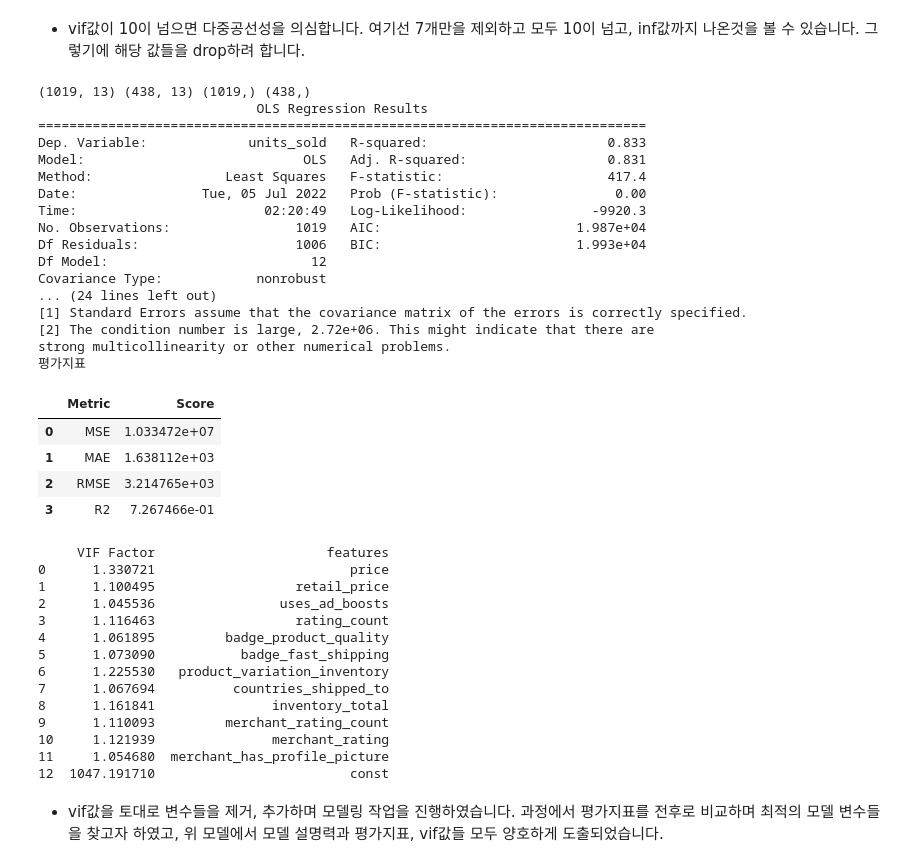
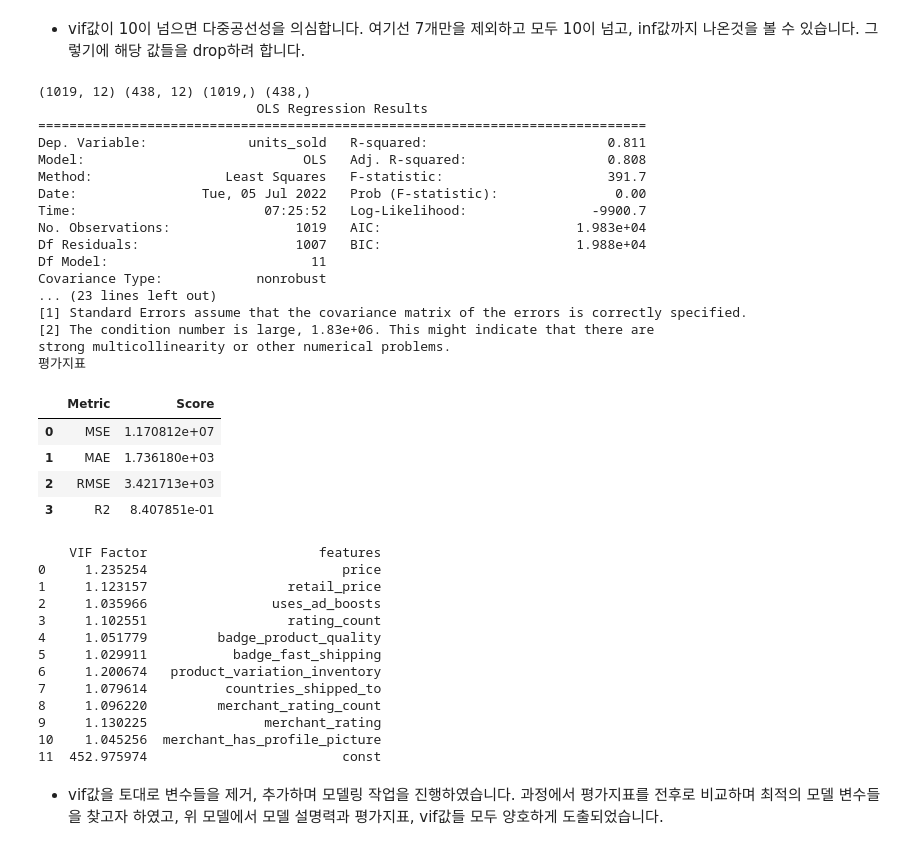
Before and after one commit to cyss93/CP1_team8, a Jupyter notebook: Summer_products_Regression.ipynb, the cells around one changed output. Cells and saved outputs as stored; diff of their text form; code cells hidden in the pictures.

```diff
--- a/Summer_products_Regression.ipynb
+++ b/Summer_products_Regression.ipynb
@@ -252,7 +252,6 @@ features_after_vif = ['price',
                       'badge_fast_shipping',
                       'product_variation_inventory',
                       'countries_shipped_to',
-                      'inventory_total',
                       'merchant_rating_count',
                       'merchant_rating',
                       'merchant_has_profile_picture',
@@ -272,61 +271,60 @@ Model = sm.OLS(y_train, X_train)
 FittedModel = Model.fit()
 
 print(FittedModel.summary())
 
 # 에러
 y_pred = FittedModel.predict(X_test)
 
 # 평가지표 계산
 print('평가지표')
 mse = mean_squared_error(y_test, y_pred)
 mae = mean_absolute_error(y_test, y_pred)
 rmse = mse ** 0.5
 r2 = r2_score(y_test, y_pred)
 display(pd.DataFrame([['MSE', mse],['MAE', mae],['RMSE', rmse],['R2', r2]], columns=['Metric', 'Score']))
 
 
 # VIF 계산
 vif = pd.DataFrame()
 vif["VIF Factor"] = [variance_inflation_factor(X_train.values,i) for i in range(X_train.shape[1])]
 vif["features"] = X_train.columns
 print(vif)
 # %% [output]
-(1019, 13) (438, 13) (1019,) (438,)
+(1019, 12) (438, 12) (1019,) (438,)
                             OLS Regression Results
 ==============================================================================
-Dep. Variable:             units_sold   R-squared:                       0.833
-Model:                            OLS   Adj. R-squared:                  0.831
-Method:                 Least Squares   F-statistic:                     417.4
+Dep. Variable:             units_sold   R-squared:                       0.811
+Model:                            OLS   Adj. R-squared:                  0.808
+Method:                 Least Squares   F-statistic:                     391.7
 Date:                Tue, 05 Jul 2022   Prob (F-statistic):               0.00
-Time:                        02:20:49   Log-Likelihood:                -9920.3
-No. Observations:                1019   AIC:                         1.987e+04
-Df Residuals:                    1006   BIC:                         1.993e+04
-Df Model:                          12
+Time:                        07:25:52   Log-Likelihood:                -9900.7
+No. Observations:                1019   AIC:                         1.983e+04
+Df Residuals:                    1007   BIC:                         1.988e+04
+Df Model:                          11
 Covariance Type:            nonrobust
-... (24 lines left out)
+... (23 lines left out)
 [1] Standard Errors assume that the covariance matrix of the errors is correctly specified.
-[2] The condition number is large, 2.72e+06. This might indicate that there are
+[2] The condition number is large, 1.83e+06. This might indicate that there are
 strong multicollinearity or other numerical problems.
 평가지표
 |  | Metric | Score |
-| 0 | MSE | 1.033472e+07 |
-| 1 | MAE | 1.638112e+03 |
-| 2 | RMSE | 3.214765e+03 |
-| 3 | R2 | 7.267466e-01 |
+| 0 | MSE | 1.170812e+07 |
+| 1 | MAE | 1.736180e+03 |
+| 2 | RMSE | 3.421713e+03 |
+| 3 | R2 | 8.407851e-01 |
-     VIF Factor                      features
-0      1.330721                         price
-1      1.100495                  retail_price
-2      1.045536                uses_ad_boosts
-3      1.116463                  rating_count
-4      1.061895         badge_product_quality
-5      1.073090           badge_fast_shipping
-6      1.225530   product_variation_inventory
-7      1.067694          countries_shipped_to
-8      1.161841               inventory_total
-9      1.110093         merchant_rating_count
-10     1.121939               merchant_rating
-11     1.054680  merchant_has_profile_picture
-12  1047.191710                         const
+    VIF Factor                      features
+0     1.235254                         price
+1     1.123157                  retail_price
+2     1.035966                uses_ad_boosts
+3     1.102551                  rating_count
+4     1.051779         badge_product_quality
+5     1.029911           badge_fast_shipping
+6     1.200674   product_variation_inventory
+7     1.079614          countries_shipped_to
+8     1.096220         merchant_rating_count
+9     1.130225               merchant_rating
+10    1.045256  merchant_has_profile_picture
+11  452.975974                         const
 # %% [markdown]
 - vif값을 토대로 변수들을 제거, 추가하며 모델링 작업을 진행하였습니다. 과정에서 평가지표를 전후로 비교하며 최적의 모델 변수들을 찾고자 하였고, 위 모델에서 모델 설명력과 평가지표, vif값들 모두 양호하게 도출되었습니다.
 # %% [markdown]
```
Also changed, not shown: parts of 6 cells of this notebook.
